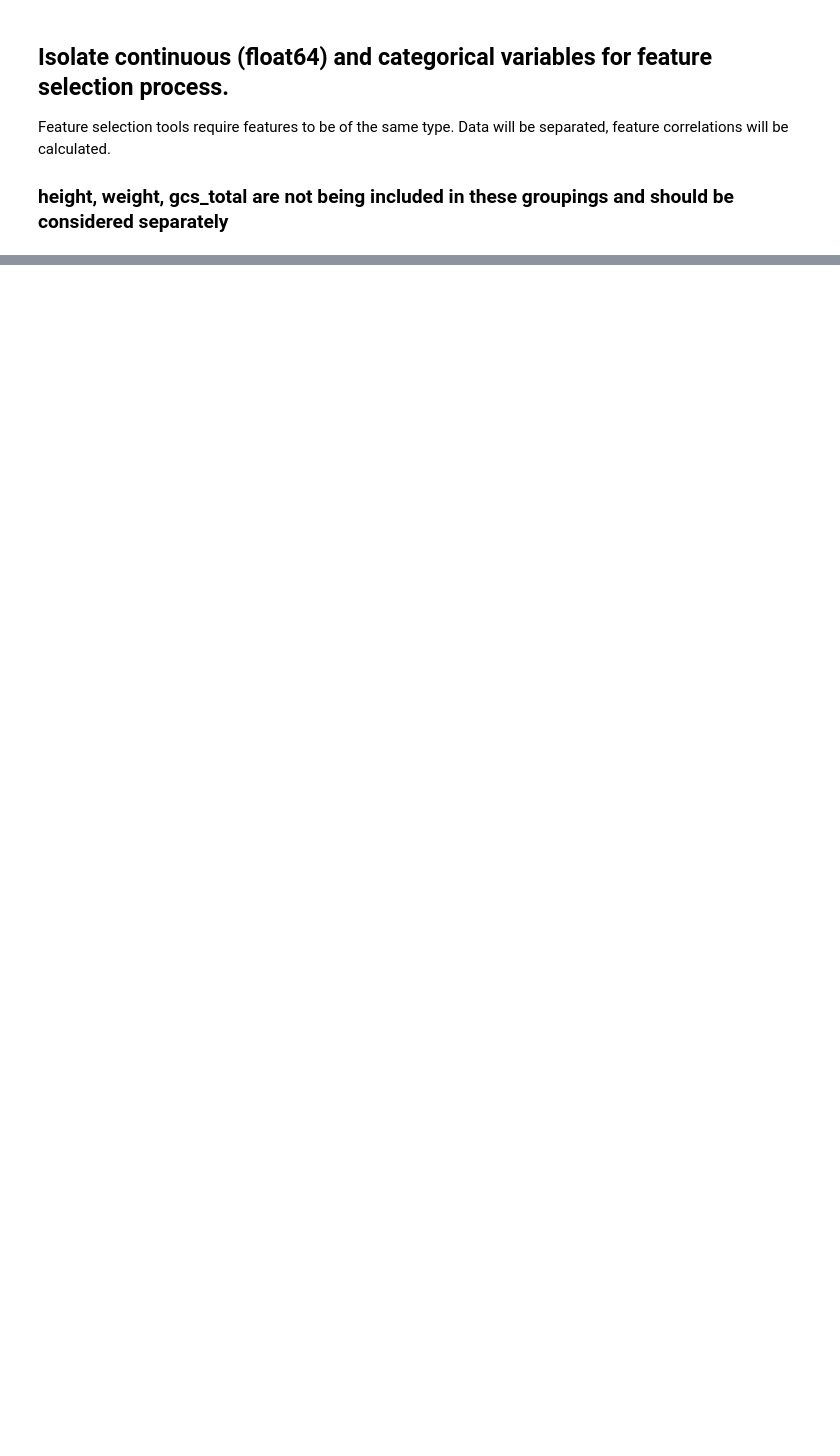
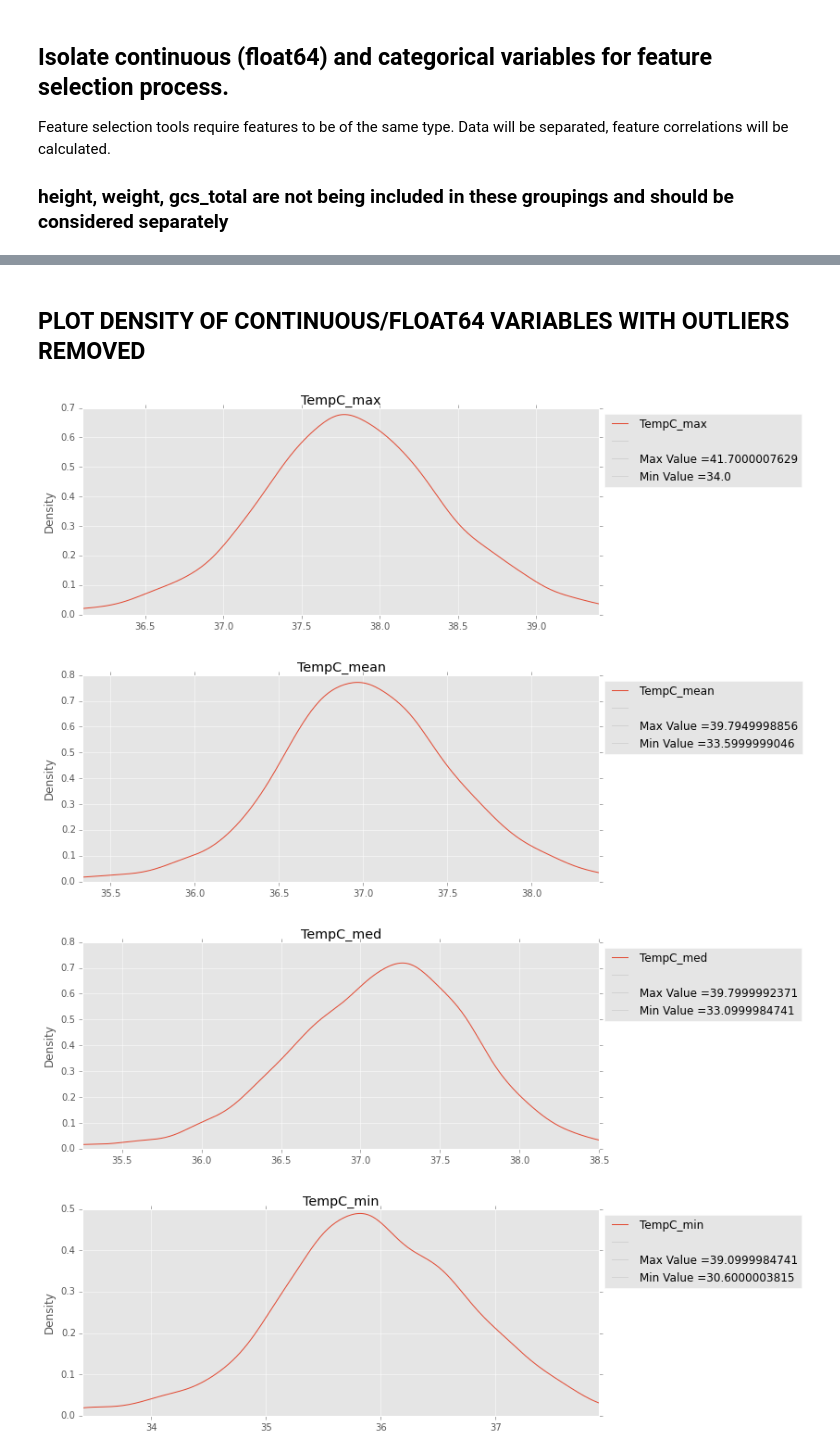
Before and after one commit to RJBeetel3/mimic3_analysis, a Jupyter notebook: ICU_MORTALITY_FIRST24.ipynb, the cells around one changed output, grey strips where cells are left out. Drawn from its saved outputs; the diff is of its cells as text; code cells hidden in the pictures; blank space fills up the shorter version.

```diff
--- a/ICU_MORTALITY_FIRST24.ipynb
+++ b/ICU_MORTALITY_FIRST24.ipynb
@@ -64,0 +87,7 @@ dtype: object
+# %%
+lab_data2.drop(['hospital_expire_flag', 'subject_id', 'gender', 'intime', 'outtime'],
+               axis = 1, inplace = True)
+
+all_data = chart_data2.merge(lab_data2, left_index = True, right_index = True, how='left', sort = True,
+                            suffixes = ('chart', 'lab'))
+all_data.dtypes
@@ -64,0 +96,12 @@ dtype: object
+# %%
+all_data['icustay_id'] = all_data.index
+all_data.set_index(np.arange(all_data.shape[0]), inplace = True)
+# %%
+cols = list(all_data.columns)
+cols.sort()
+cols.insert(0, cols.pop(cols.index('icustay_id')))
+cols.insert(1, cols.pop(cols.index('subject_id')))
+all_data = all_data[cols]
+
+
+all_data.columns
@@ -67,14 +128,14 @@ dtype: object
 Feature selection tools require features to be of the same type. Data will be separated, feature correlations will be calculated.
 ### height, weight, gcs_total are not being included in these groupings and should be considered separately
 # %%
-monkey = list(chart_data.columns[chart_data.dtypes == 'float64'])
+monkey = list(all_data.columns[all_data.dtypes == 'float64'])
 monkey.insert(0,'icustay_id')
 monkey.insert(1,'hospital_expire_flag')
 monkey.pop(monkey.index('Height'))
 monkey.pop(monkey.index('Weight'))
-cont_data = chart_data[monkey]
+cont_data = all_data[monkey]
 
-monkey = list(chart_data.columns[chart_data.dtypes == 'object'])
+monkey = list(all_data.columns[all_data.dtypes == 'object'])
 monkey.insert(0,'icustay_id')
 monkey.insert(1,'hospital_expire_flag')
-cat_data = chart_data[monkey]
+cat_data = all_data[monkey]
@@ -161,0 +393,24 @@ Index([u'icustay_id', u'hospital_expire_flag', u'Cap_refill', u'GCS_Eye',
+# %% [markdown]
+## PLOT DENSITY OF CONTINUOUS/FLOAT64 VARIABLES WITH OUTLIERS REMOVED
+# %%
+for col in cont_dict[key].columns[2:]:
+    plt.subplots(figsize=(10,4))
+    cont_dict[key][col].plot.kde()
+    xmin = np.percentile(cont_dict[key][col], 1)
+    xmax = np.percentile(cont_dict[key][col], 99)
+    plt.plot([], label=' ',color='lightgray')
+    plt.plot([], label='Max Value ={}'.format(cont_dict[key][col].max()),
+             color='lightgray')
+    plt.plot([], label='Min Value ={}'.format(cont_dict[key][col].min()),
+             color='lightgray')
+
+    plt.xlim(xmin, xmax)
+    plt.title(col)
+    plt.legend(loc="upper left", bbox_to_anchor=(1,1),fontsize=12)
+
+#cont_dict['BP'].shape
+# %% [output]
+[figure, added]
+[figure, added]
+[figure, added]
+[figure, added]
```
Also changed, not shown: parts of 36 cells of this notebook.
